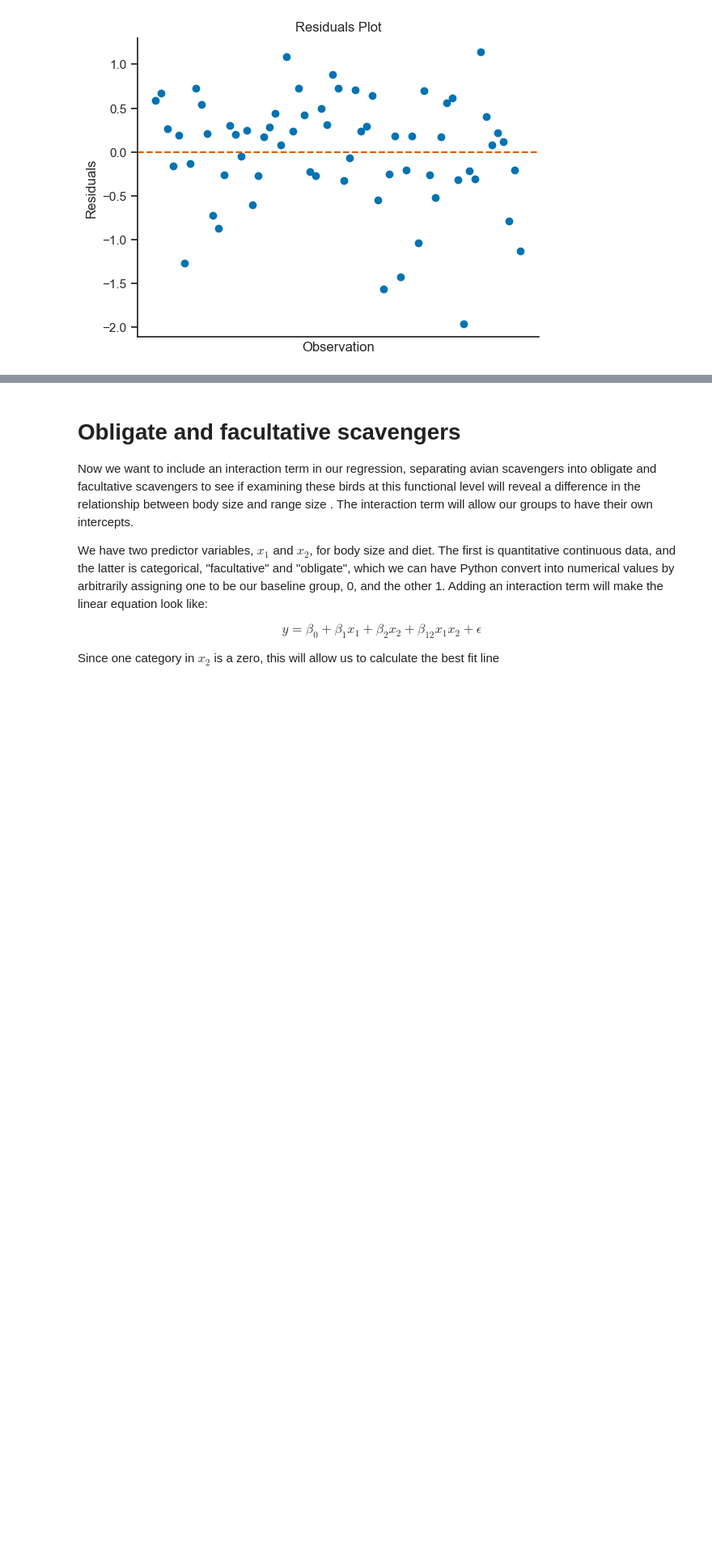
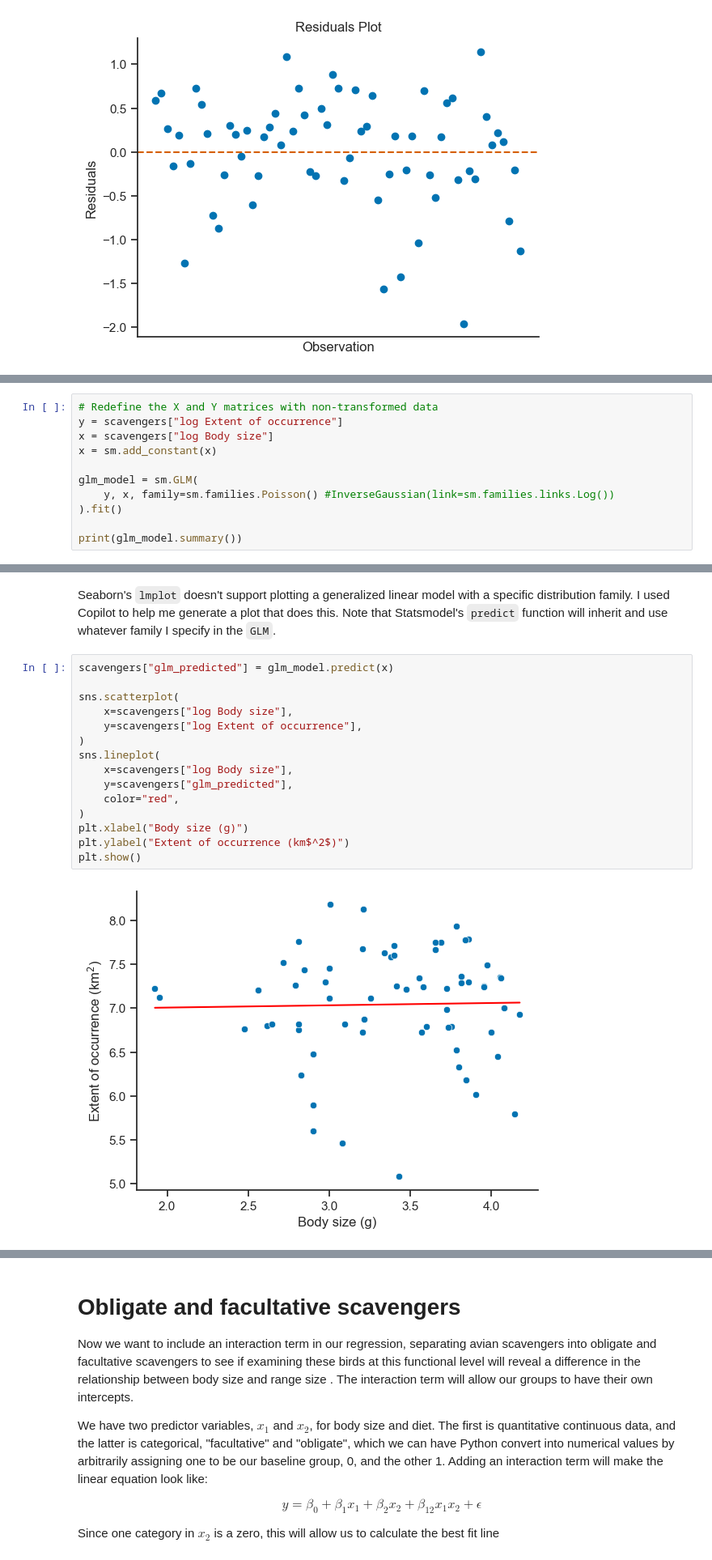
Before and after one commit to TheMightiestCrab/Macroecology, a Jupyter notebook: code/spare code.ipynb, the cells around one changed output, grey strips where cells are left out. Shown at 81% size. Saved outputs shown, nothing was run; the diff lists cells and outputs as text; blank space fills up the shorter version.

```diff
--- a/code/spare code.ipynb
+++ b/code/spare code.ipynb
@@ -168,0 +301,11 @@ plt.show()
+# %%
+# Redefine the X and Y matrices with non-transformed data
+y = scavengers["log Extent of occurrence"]
+x = scavengers["log Body size"]
+x = sm.add_constant(x)
+
+glm_model = sm.GLM(
+    y, x, family=sm.families.Poisson() #InverseGaussian(link=sm.families.links.Log())
+).fit()
+
+print(glm_model.summary())
@@ -168,0 +337,21 @@ plt.show()
+# %% [markdown]
+Seaborn's `lmplot` doesn't support plotting a generalized linear model with a specific distribution family.
+I used Copilot to help me generate a plot that does this.
+Note that Statsmodel's `predict` function will inherit and use whatever family I specify in the `GLM`.
+# %%
+scavengers["glm_predicted"] = glm_model.predict(x)
+
+sns.scatterplot(
+    x=scavengers["log Body size"],
+    y=scavengers["log Extent of occurrence"],
+)
+sns.lineplot(
+    x=scavengers["log Body size"],
+    y=scavengers["glm_predicted"],
+    color="red",
+)
+plt.xlabel("Body size (g)")
+plt.ylabel("Extent of occurrence (km$^2$)")
+plt.show()
+# %% [output]
+[figure, added]
```
Also changed, not shown: parts of 16 cells of this notebook, 1 other file.
